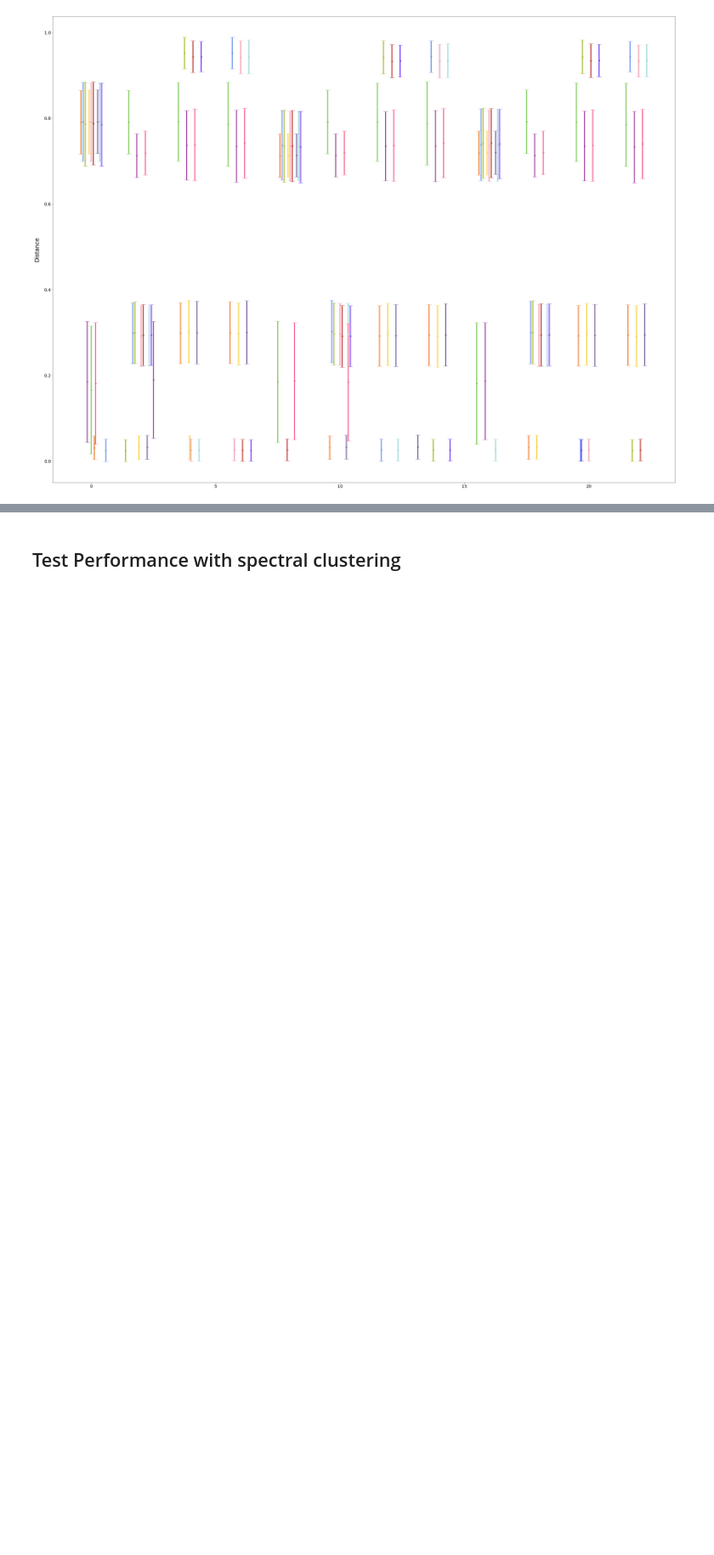
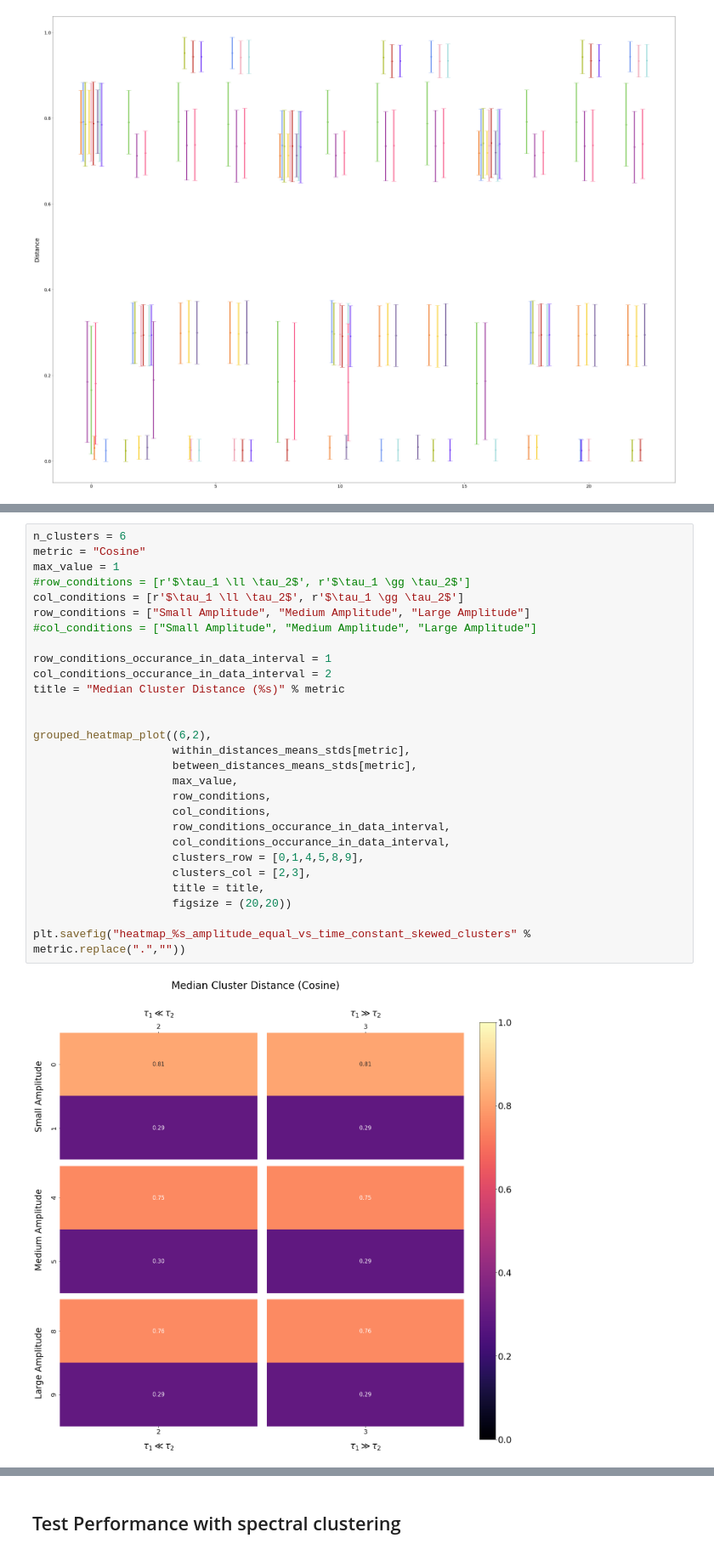
Before and after one commit to paulovic96/Burst_Clustering, a Jupyter notebook: spectral_clustering_analysis.ipynb, the cells around one changed output, grey strips where cells are left out. Shown: that part at 85% size. Drawn from its saved outputs; the diff is of its cells as text; blank space fills up the shorter version.

```diff
--- a/spectral_clustering_analysis.ipynb
+++ b/spectral_clustering_analysis.ipynb
@@ -698,3 +694,33 @@ array([[0.00000000e+00, 7.81675833e-05, 1.25494081e-03, ...,
+# %%
+n_clusters = 6
+metric = "Cosine"
+max_value = 1
+#row_conditions = [r'$\tau_1 \ll \tau_2$', r'$\tau_1 \gg \tau_2$']
+col_conditions = [r'$\tau_1 \ll \tau_2$', r'$\tau_1 \gg \tau_2$']
+row_conditions = ["Small Amplitude", "Medium Amplitude", "Large Amplitude"]
+#col_conditions = ["Small Amplitude", "Medium Amplitude", "Large Amplitude"]
+
+row_conditions_occurance_in_data_interval = 1
+col_conditions_occurance_in_data_interval = 2
+title = "Median Cluster Distance (%s)" % metric
+
+
+grouped_heatmap_plot((6,2),
+                     within_distances_means_stds[metric],
+                     between_distances_means_stds[metric],
+                     max_value,
+                     row_conditions,
+                     col_conditions,
+                     row_conditions_occurance_in_data_interval,
+                     col_conditions_occurance_in_data_interval,
+                     clusters_row = [0,1,4,5,8,9],
+                     clusters_col = [2,3],
+                     title = title,
+                     figsize = (20,20))
+
+plt.savefig("heatmap_%s_amplitude_equal_vs_time_constant_skewed_clusters" % metric.replace(".",""))
+# %% [output]
+[figure, added]
 # %%
 
 ticks = [key for key in between_cluster_distances]
```
Also changed, not shown: parts of 19 cells of this notebook.
